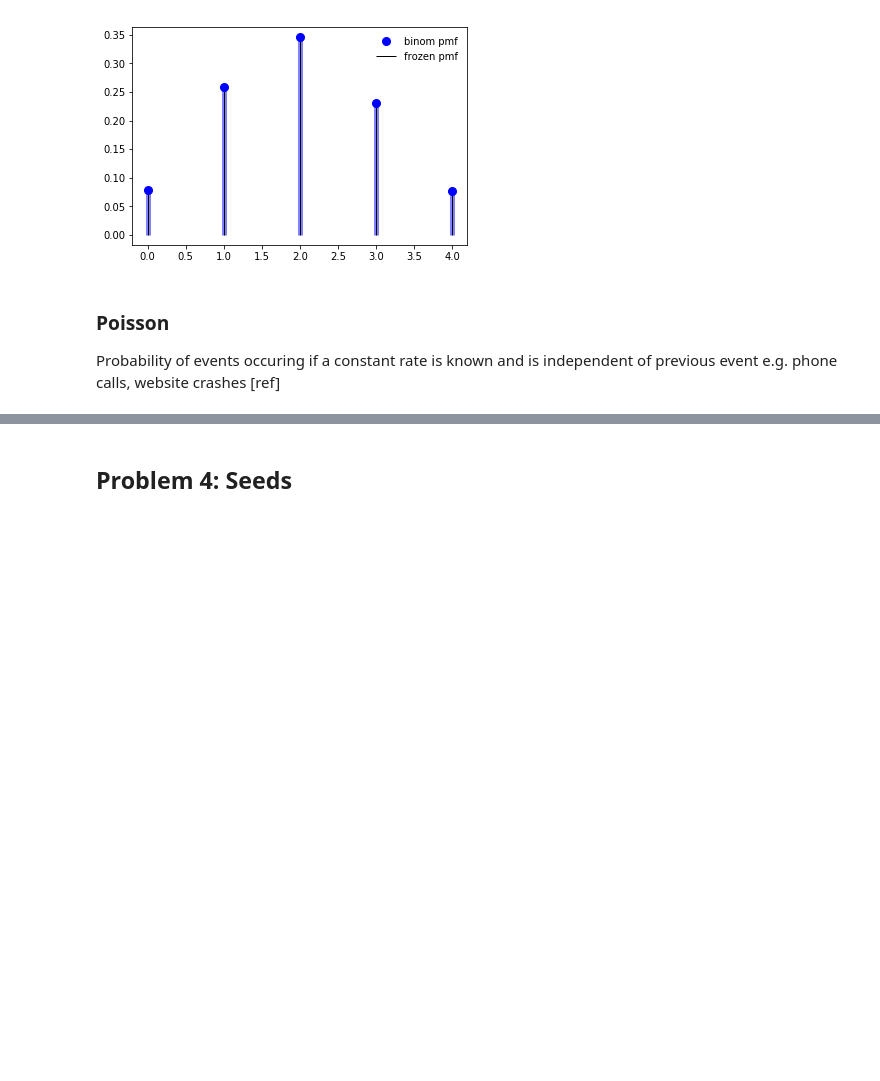
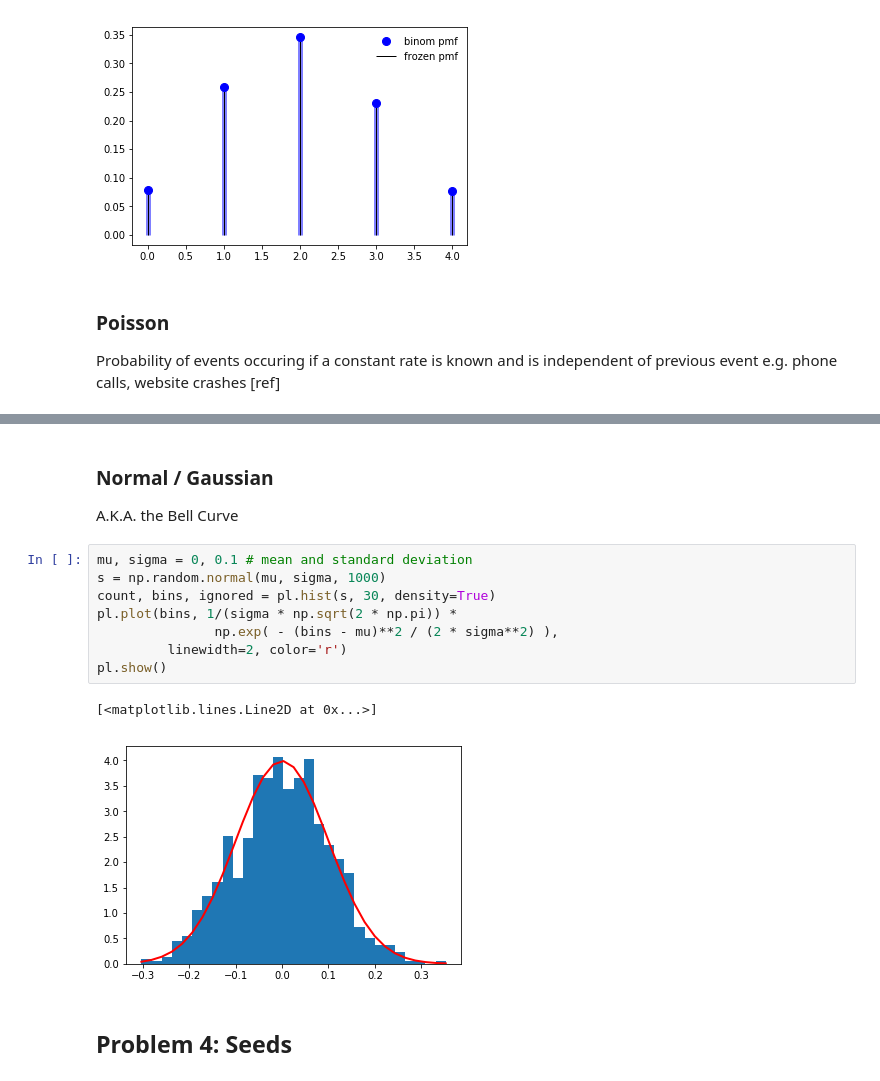
Before and after one commit to Spider-Mannix/NumRandProj, a Jupyter notebook: numpy.random Project.ipynb, the cells around one changed output, grey strips where cells are left out. Drawn from its saved outputs; the diff is of its cells as text; blank space fills up the shorter version.

```diff
--- a/numpy.random Project.ipynb
+++ b/numpy.random Project.ipynb
@@ -143,3 +156,18 @@ Probability of events occuring if a constant rate is known and is independent of
+# %% [markdown]
+### Normal / Gaussian
+
+A.K.A. the Bell Curve
+# %%
+mu, sigma = 0, 0.1 # mean and standard deviation
+s = np.random.normal(mu, sigma, 1000)
+count, bins, ignored = pl.hist(s, 30, density=True)
+pl.plot(bins, 1/(sigma * np.sqrt(2 * np.pi)) *
+               np.exp( - (bins - mu)**2 / (2 * sigma**2) ),
+         linewidth=2, color='r')
+pl.show()
+# %% [output]
+[<matplotlib.lines.Line2D at 0x...>]
+[figure, added]
 # %% [markdown]
 ## Problem 4: Seeds
 # %% [markdown]
```
Also changed, not shown: parts of 19 cells of this notebook.
